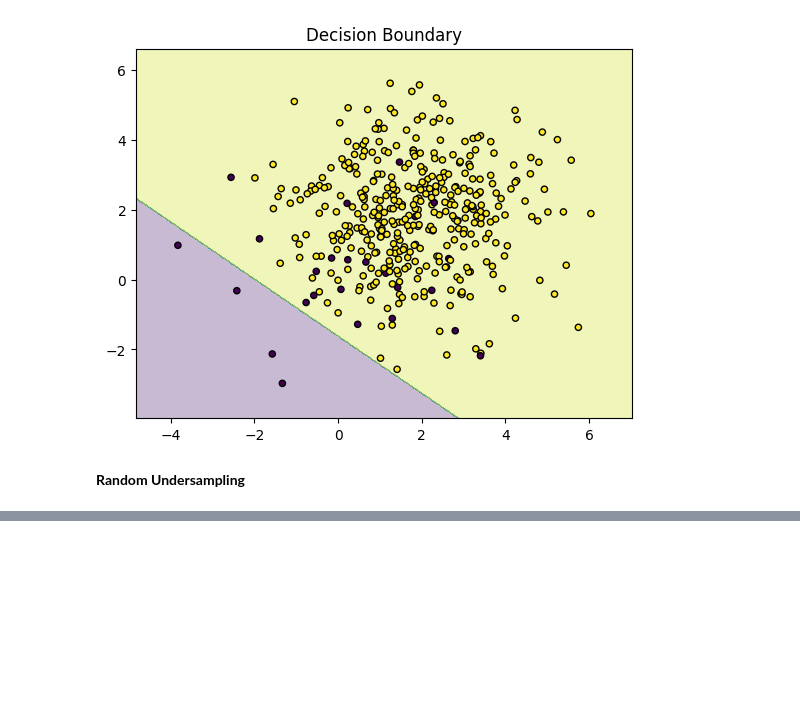
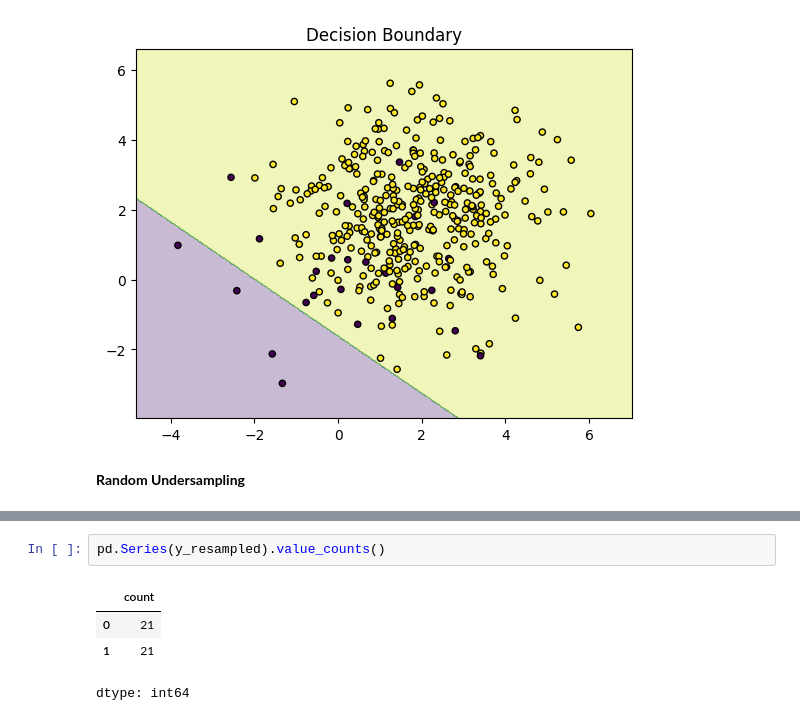
Before and after one commit to ajaykumar080286/MachineLearning, a Jupyter notebook: 67_1_imbalanced_data_yt_ipynb.ipynb, the cells around one changed output, grey strips where cells are left out. Cells and saved outputs as stored; diff of their text form; blank space fills up the shorter version.

```diff
--- a/67_1_imbalanced_data_yt_ipynb.ipynb
+++ b/67_1_imbalanced_data_yt_ipynb.ipynb
@@ -109,0 +161,7 @@ ROC AUC Score: 0.9557522123893806
+# %%
+pd.Series(y_resampled).value_counts()
+# %% [output]
+|  | count |
+| 0 | 21 |
+| 1 | 21 |
+dtype: int64
```
Also changed, not shown: parts of 5 cells of this notebook.
